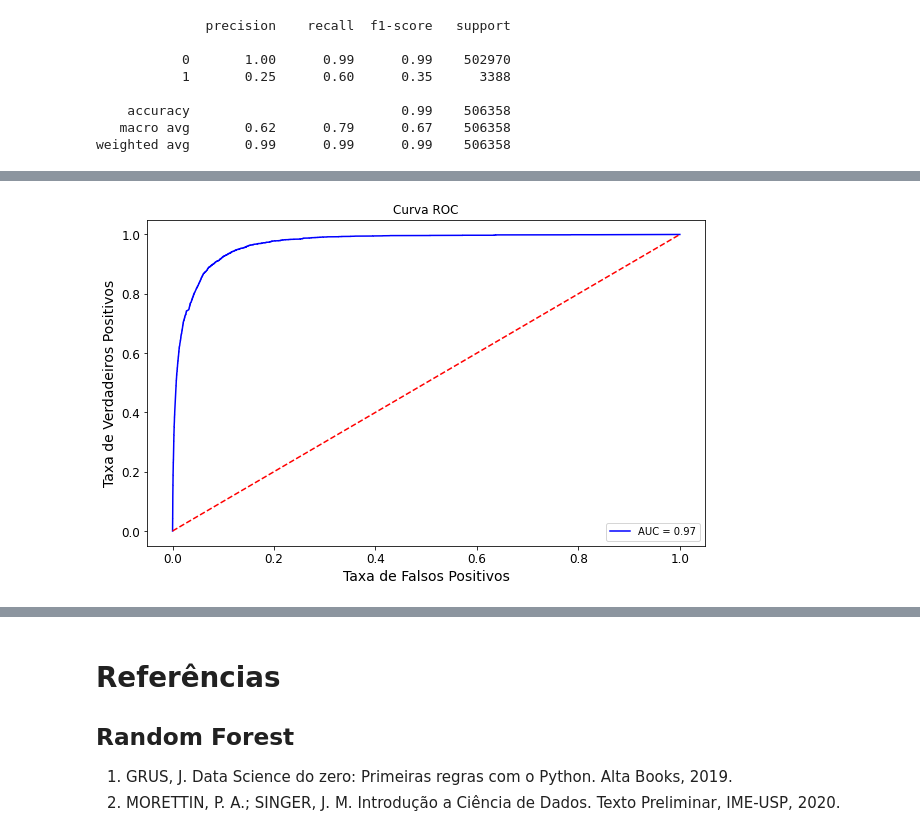
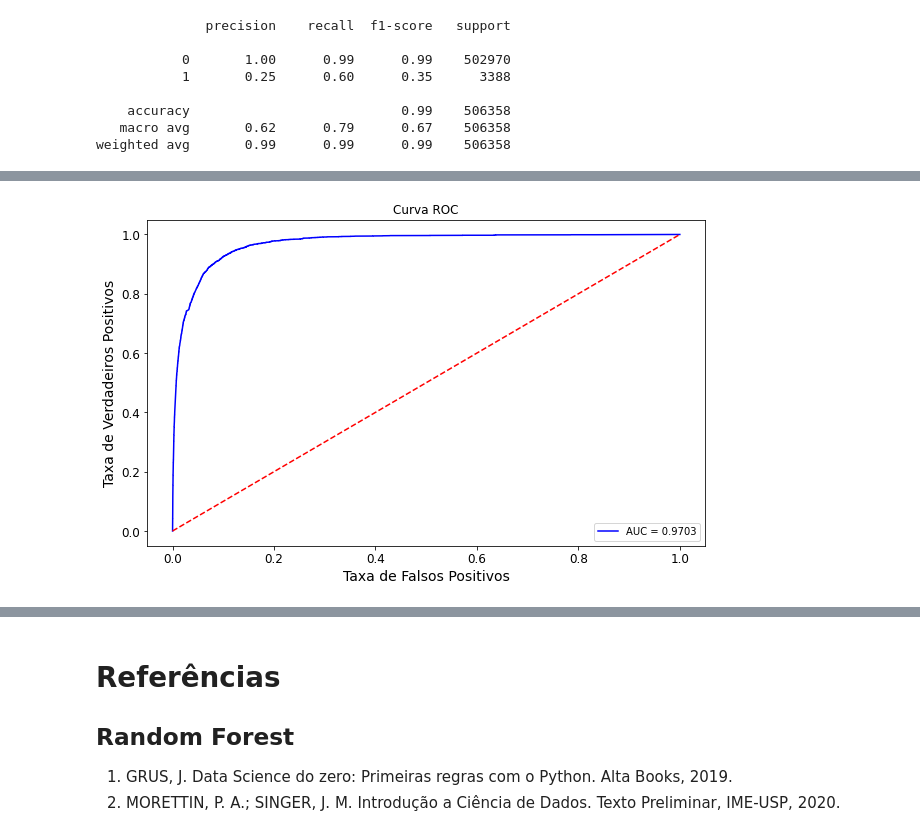
Before and after one commit to barbosarafael/Projetos, a Jupyter notebook: iNeuron_Back_order_prediction_Notebook/parte2_ineuron_BackOrderPrediction.ipynb, the cells around one changed output, grey strips where cells are left out. Saved outputs shown, nothing was run; the diff lists cells and outputs as text; code cells hidden in the pictures.

```diff
--- a/iNeuron_Back_order_prediction_Notebook/parte2_ineuron_BackOrderPrediction.ipynb
+++ b/iNeuron_Back_order_prediction_Notebook/parte2_ineuron_BackOrderPrediction.ipynb
@@ -816,24 +837,22 @@ weighted avg       0.99      0.99      0.99    506358
 # %%
-#--- Adaptado de: https://stackoverflow.com/questions/25009284/how-to-plot-roc-curve-in-python
-
 import sklearn.metrics as metrics
 
 probs = rfc.predict_proba(x_teste)
 preds = probs[:,1]
 fpr, vpr, threshold = metrics.roc_curve(y_teste, preds)
 roc_auc = metrics.auc(fpr, vpr)
 
 #--- Curva ROC + AUC
 
 plt.figure(figsize = [10, 6])
 plt.title("Curva ROC")
-plt.plot(fpr, vpr, "blue", label = "AUC = %0.2f" % roc_auc)
+plt.plot(fpr, vpr, "blue", label = "AUC = %0.4f" % roc_auc)
 plt.legend(loc = "lower right")
 plt.plot([0, 1], [0, 1], "r--")
 plt.ylabel("Taxa de Verdadeiros Positivos", fontsize = 14, color = "black")
 plt.xlabel("Taxa de Falsos Positivos", fontsize = 14, color = "black")
 plt.tick_params(axis = "x", labelsize = 12, labelcolor = "black")
 plt.tick_params(axis = "y", labelsize = 12, labelcolor = "black")
 plt.show()
 # %% [output]
-[figure, old version]
+[figure, new version]
```
Also changed, not shown: parts of 7 cells of this notebook.
